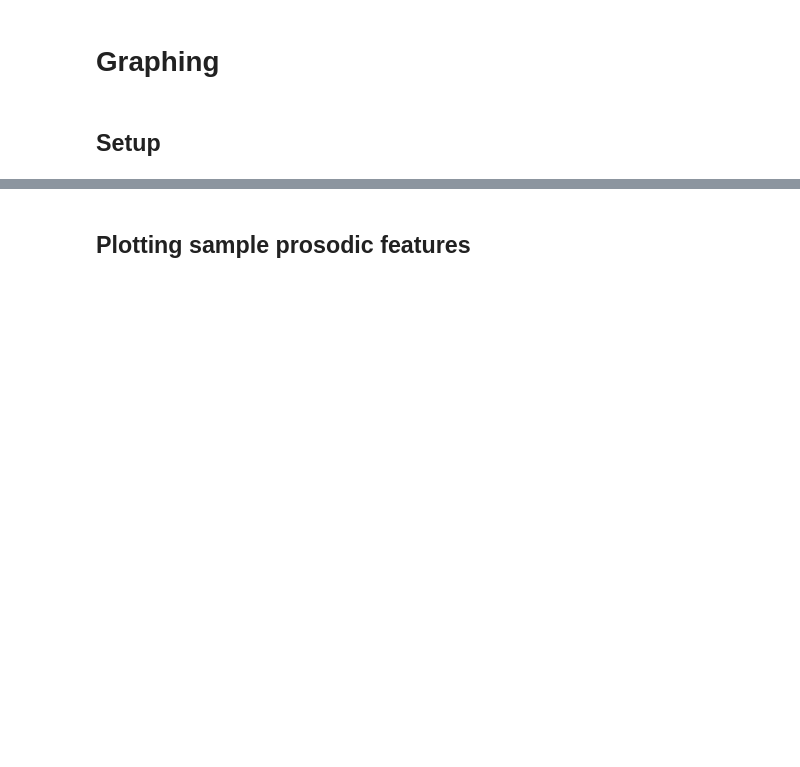
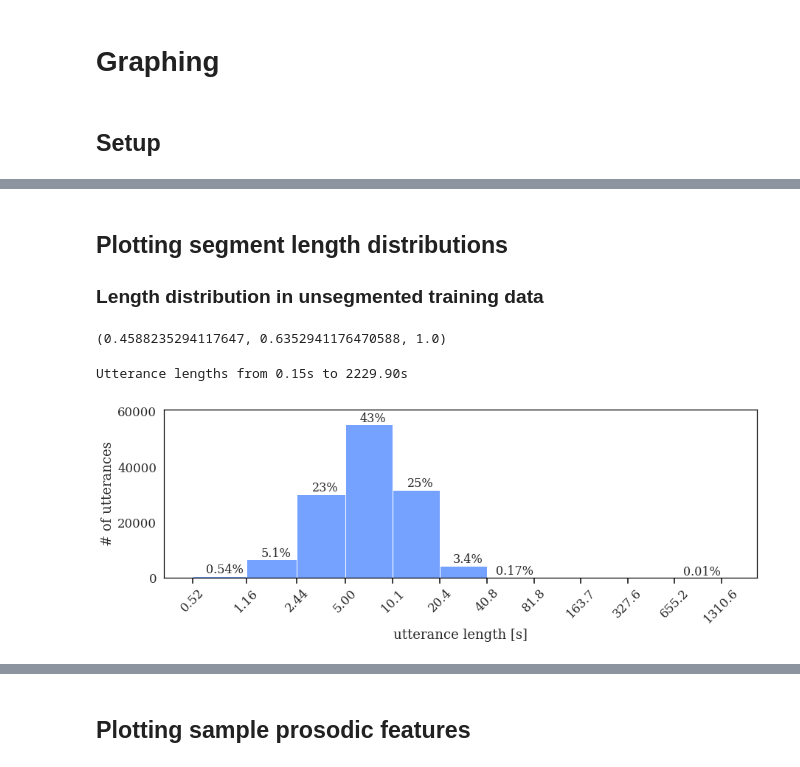
Before and after one commit to samsucik/prosodic-lid-globalphone-dissertation, a Jupyter notebook: graphing/Graphing.ipynb, the cells around one changed output, grey strips where cells are left out. Drawn from its saved outputs; the diff is of its cells as text; code cells hidden in the pictures; blank space fills up the shorter version.

Commit message:
Plotted the segment length distribution for all partitions.

```diff
--- a/graphing/Graphing.ipynb
+++ b/graphing/Graphing.ipynb
@@ -18,3 +23,7 @@ plt.style.use('ggplot')
+# %%
+sns.set(font_scale=15/10)
+from matplotlib import rcParams
+rcParams['font.family'] = 'serif'
 # %%
 # Global parameters
 
@@ -29,3 +38,54 @@ languages = ["AR", "BG", "CH", "CR", "CZ", "FR", "GE", "JA", "KO", "PL",
 exps = ["mfcc", "mfcc-deltas", "sdc", "pitch", "energy", "pitch-energy",
         "sdc-pitch-energy", "sdc-pitch", "sdc-energy"]
 L = len(languages)
+# %% [markdown]
+## Plotting segment length distributions
+
+### Length distribution in unsegmented training data
+# %%
+blue = (117/255,162/255,255/255)
+blue
+# %% [output]
+(0.4588235294117647, 0.6352941176470588, 1.0)
+# %%
+data = pd.read_csv("data/segment-length-data/utt2len-train", delimiter=" ", names=["utt", "len"])
+len_min = data["len"].min()
+len_max = data["len"].max()
+print("Utterance lengths from {:.2f}s to {:.2f}s".format(len_min, len_max))
+
+bins = np.array([(2**i - 12) for i in range(6, 19)])/100
+fig = plt.figure(figsize=(13, 5))
+plt.xscale('log')
+ax = plt.gca()
+data_to_plot = data["len"]
+# data_to_plot = data[data["len"] > 5]["len"]
+counts, bins, patches = ax.hist(data_to_plot, bins=bins, color=blue)
+ax.set_xticks(bins)
+ax.set_xticklabels(["{:.2f}".format(b) if b < 10 else "{:.1f}".format(b) for b in bins])
+ymax = np.max(counts)*1.1
+ax.set_ylim(bottom=0, top=ymax)
+ax.set_xlim(right=len_max)
+ax.set_xlabel('utterance length [s]')
+ax.set_ylabel('# of utterances')
+
+bin_centers = 0.5 * np.diff(bins) + bins[:-1]
+for count, x, patch in zip(counts, bin_centers, patches):
+    percent = 100 * int(float(count) / counts.sum() * 10000)/10000
+    if percent == 0:
+        continue
+    percent = "{:.2g}%".format(percent)
+    ax.annotate(percent, xy=(x, count), xycoords=('data'), rotation=0, size=16,
+        xytext=(x, count), textcoords='data', va='bottom', ha='center')
+
+ax = graphing.style_axis(ax)
+ax.xaxis.set_ticks_position('bottom')
+ax.tick_params(axis='x', which='major', length=8, direction='out', width=1.5, color="black")
+ax.minorticks_off()
+plt.xticks(rotation=45)
+plt.tight_layout()
+plt.show()
+
+graphing.save_fig(fig, name="lengths-train")
+# %% [output]
+Utterance lengths from 0.15s to 2229.90s
+[figure, added]
```
Also changed, not shown: parts of 4 cells of this notebook, 12 other files.
